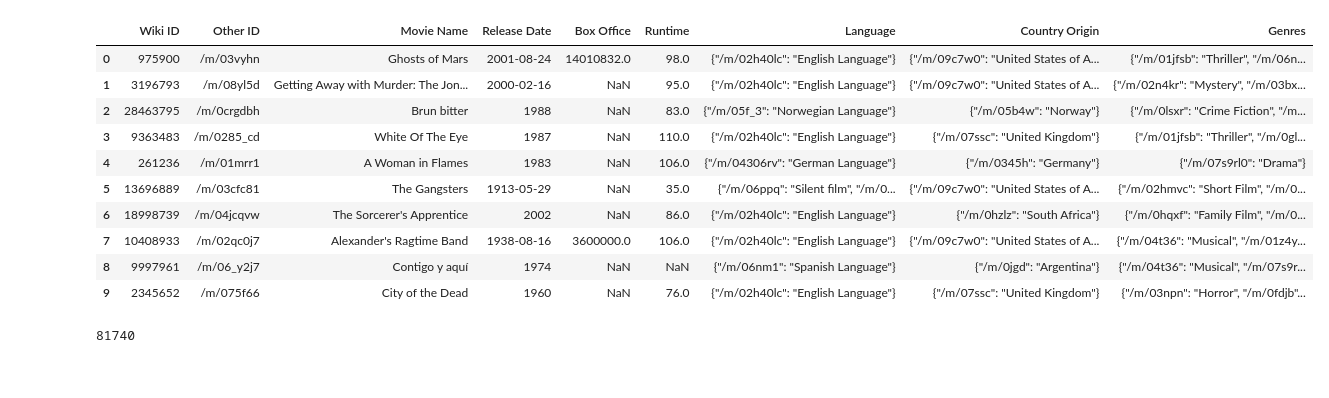
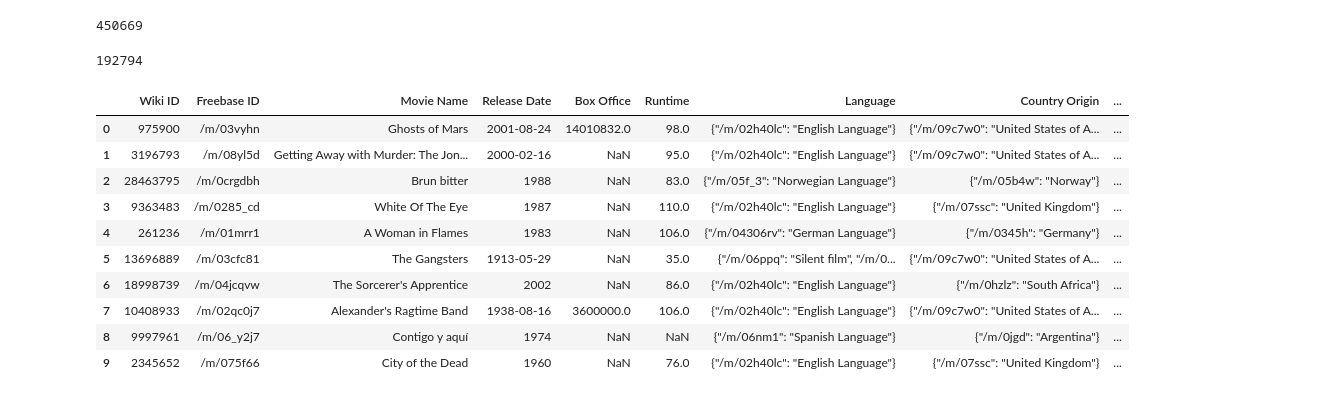
Before and after one commit to rmb176/MovieGenderBias, a Jupyter notebook: Research_Colab_Movie_Analysis.ipynb, the cells around one changed output. Saved outputs shown, nothing was run; the diff lists cells and outputs as text; code cells hidden in the pictures.

```diff
--- a/Research_Colab_Movie_Analysis.ipynb
+++ b/Research_Colab_Movie_Analysis.ipynb
@@ -10,20 +28,26 @@ Saving movie.metadata.tsv to movie.metadata (1).tsv
+# %%
+#Total number of character entries in the dataset
+len(charmeta)
+# %% [output]
+450669
+# %%
+#Drop all entries with null character name
+charmeta = charmeta.dropna(axis=0, subset=['Character Name'])
+len(charmeta)
+# %% [output]
+192794
 # %%
-mvmeta = pd.read_csv("movie.metadata (1).tsv", sep='\t')
-
+mvmeta = pd.read_csv("/gdrive/MyDrive/Colab Notebooks/movie.metadata.tsv", sep='\t')
 mvmeta.head(10)
 # %% [output]
-|  | Wiki ID | Other ID | Movie Name | Release Date | Box Office | Runtime | Language | Country Origin | Genres |
-| 0 | 975900 | /m/03vyhn | Ghosts of Mars | 2001-08-24 | 14010832.0 | 98.0 | {"/m/02h40lc": "English Language"} | {"/m/09c7w0": "United States of A... | {"/m/01jfsb": "Thriller", "/m/06n... |
-| 1 | 3196793 | /m/08yl5d | Getting Away with Murder: The Jon... | 2000-02-16 | NaN | 95.0 | {"/m/02h40lc": "English Language"} | {"/m/09c7w0": "United States of A... | {"/m/02n4kr": "Mystery", "/m/03bx... |
-| 2 | 28463795 | /m/0crgdbh | Brun bitter | 1988 | NaN | 83.0 | {"/m/05f_3": "Norwegian Language"} | {"/m/05b4w": "Norway"} | {"/m/0lsxr": "Crime Fiction", "/m... |
-| 3 | 9363483 | /m/0285_cd | White Of The Eye | 1987 | NaN | 110.0 | {"/m/02h40lc": "English Language"} | {"/m/07ssc": "United Kingdom"} | {"/m/01jfsb": "Thriller", "/m/0gl... |
-| 4 | 261236 | /m/01mrr1 | A Woman in Flames | 1983 | NaN | 106.0 | {"/m/04306rv": "German Language"} | {"/m/0345h": "Germany"} | {"/m/07s9rl0": "Drama"} |
-| 5 | 13696889 | /m/03cfc81 | The Gangsters | 1913-05-29 | NaN | 35.0 | {"/m/06ppq": "Silent film", "/m/0... | {"/m/09c7w0": "United States of A... | {"/m/02hmvc": "Short Film", "/m/0... |
-| 6 | 18998739 | /m/04jcqvw | The Sorcerer's Apprentice | 2002 | NaN | 86.0 | {"/m/02h40lc": "English Language"} | {"/m/0hzlz": "South Africa"} | {"/m/0hqxf": "Family Film", "/m/0... |
-| 7 | 10408933 | /m/02qc0j7 | Alexander's Ragtime Band | 1938-08-16 | 3600000.0 | 106.0 | {"/m/02h40lc": "English Language"} | {"/m/09c7w0": "United States of A... | {"/m/04t36": "Musical", "/m/01z4y... |
-| 8 | 9997961 | /m/06_y2j7 | Contigo y aquí | 1974 | NaN | NaN | {"/m/06nm1": "Spanish Language"} | {"/m/0jgd": "Argentina"} | {"/m/04t36": "Musical", "/m/07s9r... |
-| 9 | 2345652 | /m/075f66 | City of the Dead | 1960 | NaN | 76.0 | {"/m/02h40lc": "English Language"} | {"/m/07ssc": "United Kingdom"} | {"/m/03npn": "Horror", "/m/0fdjb"... |
+|  | Wiki ID | Freebase ID | Movie Name | Release Date | Box Office | Runtime | Language | Country Origin | ... |
+| 0 | 975900 | /m/03vyhn | Ghosts of Mars | 2001-08-24 | 14010832.0 | 98.0 | {"/m/02h40lc": "English Language"} | {"/m/09c7w0": "United States of A... | ... |
+| 1 | 3196793 | /m/08yl5d | Getting Away with Murder: The Jon... | 2000-02-16 | NaN | 95.0 | {"/m/02h40lc": "English Language"} | {"/m/09c7w0": "United States of A... | ... |
+| 2 | 28463795 | /m/0crgdbh | Brun bitter | 1988 | NaN | 83.0 | {"/m/05f_3": "Norwegian Language"} | {"/m/05b4w": "Norway"} | ... |
+| 3 | 9363483 | /m/0285_cd | White Of The Eye | 1987 | NaN | 110.0 | {"/m/02h40lc": "English Language"} | {"/m/07ssc": "United Kingdom"} | ... |
+| 4 | 261236 | /m/01mrr1 | A Woman in Flames | 1983 | NaN | 106.0 | {"/m/04306rv": "German Language"} | {"/m/0345h": "Germany"} | ... |
+| 5 | 13696889 | /m/03cfc81 | The Gangsters | 1913-05-29 | NaN | 35.0 | {"/m/06ppq": "Silent film", "/m/0... | {"/m/09c7w0": "United States of A... | ... |
+| 6 | 18998739 | /m/04jcqvw | The Sorcerer's Apprentice | 2002 | NaN | 86.0 | {"/m/02h40lc": "English Language"} | {"/m/0hzlz": "South Africa"} | ... |
+| 7 | 10408933 | /m/02qc0j7 | Alexander's Ragtime Band | 1938-08-16 | 3600000.0 | 106.0 | {"/m/02h40lc": "English Language"} | {"/m/09c7w0": "United States of A... | ... |
+| 8 | 9997961 | /m/06_y2j7 | Contigo y aquí | 1974 | NaN | NaN | {"/m/06nm1": "Spanish Language"} | {"/m/0jgd": "Argentina"} | ... |
+| 9 | 2345652 | /m/075f66 | City of the Dead | 1960 | NaN | 76.0 | {"/m/02h40lc": "English Language"} | {"/m/07ssc": "United Kingdom"} | ... |
-# %%
-len(mvmeta)
-# %% [output]
-81740
```
Also changed, not shown: parts of 15 cells of this notebook.
